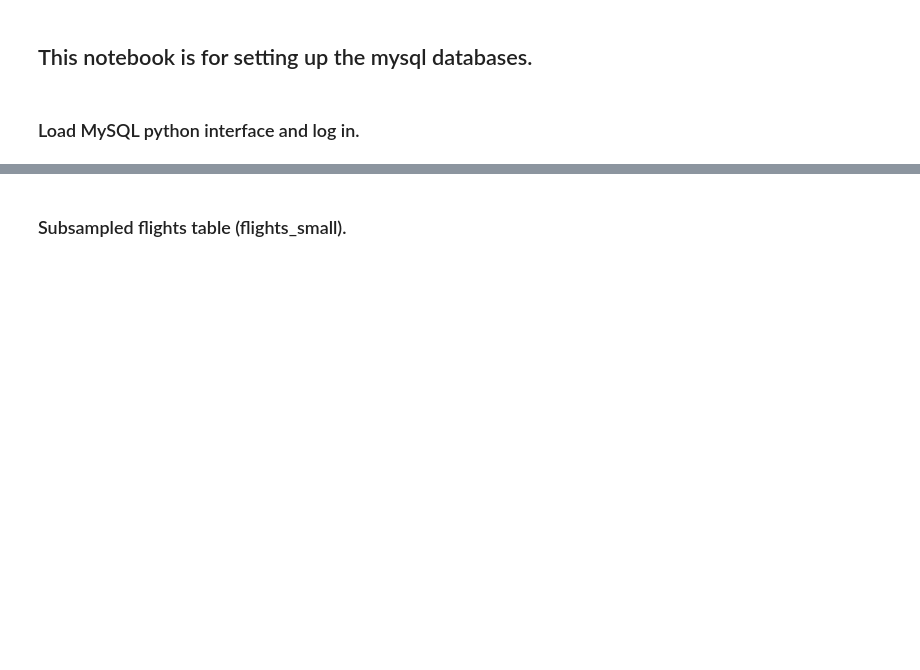
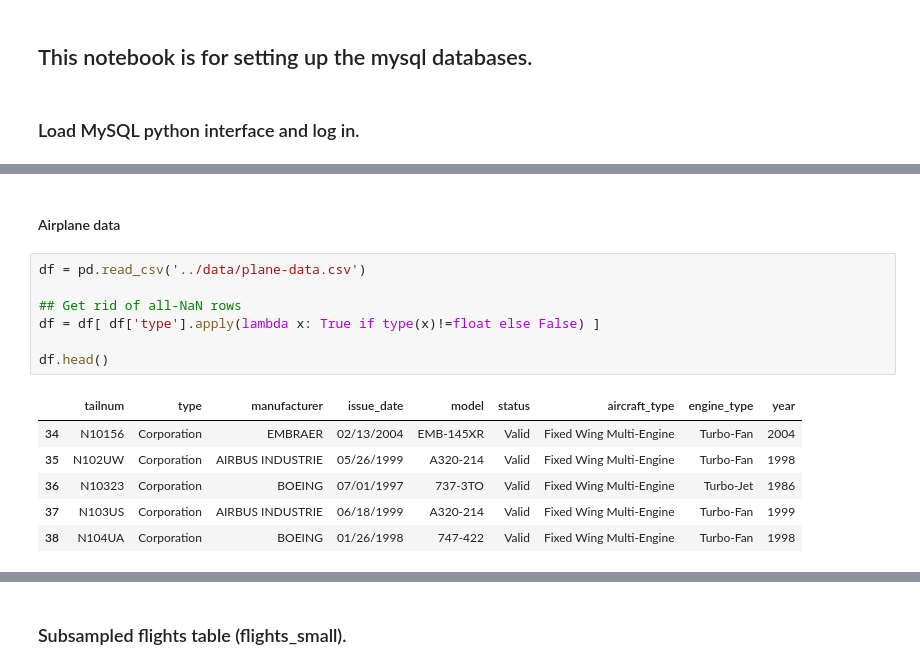
Before and after one commit to mqk/DelayMeNot, a Jupyter notebook: notebooks/database_setup.ipynb, the cells around one changed output, grey strips where cells are left out. Cells and saved outputs as stored; diff of their text form; blank space fills up the shorter version.

```diff
--- a/notebooks/database_setup.ipynb
+++ b/notebooks/database_setup.ipynb
@@ -14,0 +108,16 @@ cur = db.cursor()
+# %% [markdown]
+#### Airplane data ####
+# %%
+df = pd.read_csv('../data/plane-data.csv')
+
+## Get rid of all-NaN rows
+df = df[ df['type'].apply(lambda x: True if type(x)!=float else False) ]
+
+df.head()
+# %% [output]
+|  | tailnum | type | manufacturer | issue_date | model | status | aircraft_type | engine_type | year |
+| 34 | N10156 | Corporation | EMBRAER | 02/13/2004 | EMB-145XR | Valid | Fixed Wing Multi-Engine | Turbo-Fan | 2004 |
+| 35 | N102UW | Corporation | AIRBUS INDUSTRIE | 05/26/1999 | A320-214 | Valid | Fixed Wing Multi-Engine | Turbo-Fan | 1998 |
+| 36 | N10323 | Corporation | BOEING | 07/01/1997 | 737-3TO | Valid | Fixed Wing Multi-Engine | Turbo-Jet | 1986 |
+| 37 | N103US | Corporation | AIRBUS INDUSTRIE | 06/18/1999 | A320-214 | Valid | Fixed Wing Multi-Engine | Turbo-Fan | 1999 |
+| 38 | N104UA | Corporation | BOEING | 01/26/1998 | 747-422 | Valid | Fixed Wing Multi-Engine | Turbo-Fan | 1998 |
```
Also changed, not shown: parts of 34 cells of this notebook, 34 other files.
